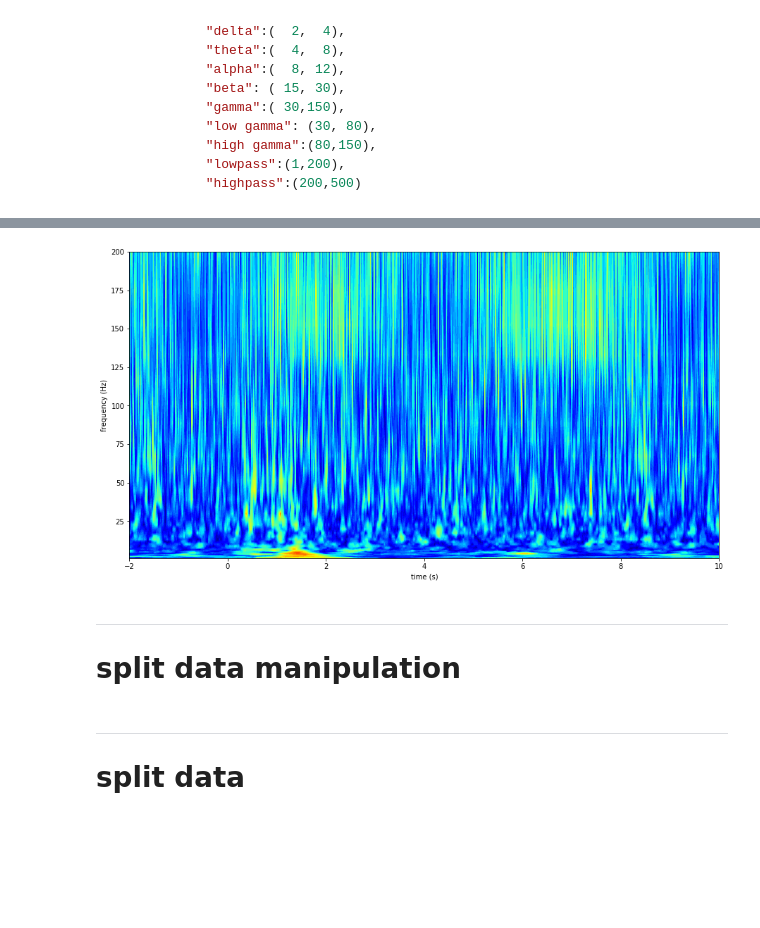
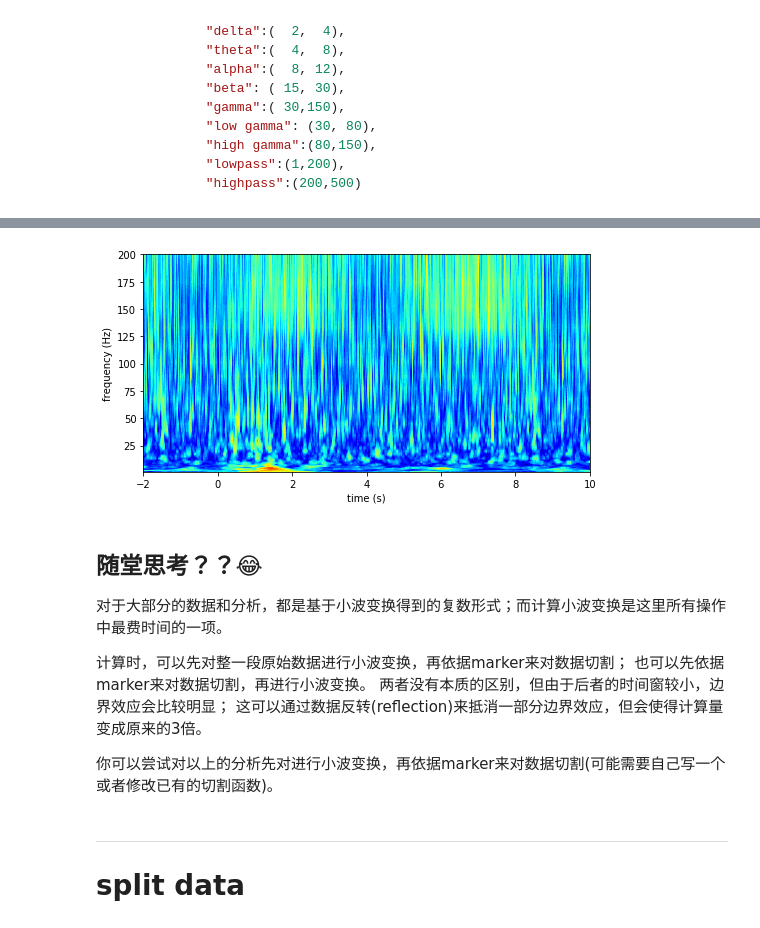
Before and after one commit to ZhangJiayiLab/EEG-Analysis, a Jupyter notebook: python/EA_validation.ipynb, the cells around one changed output, grey strips where cells are left out. Saved outputs shown, nothing was run; the diff lists cells and outputs as text; code cells hidden in the pictures; blank space fills up the shorter version.

```diff
--- a/python/EA_validation.ipynb
+++ b/python/EA_validation.ipynb
@@ -102,18 +193,13 @@ Wall time: 5.07 s
 # %%
-plt.figure(figsize=(15,8))
+# 可视化
+plt.figure(figsize=(8,4))
 plt.contourf(np.linspace(-2,10, np.size(itpc, 1)), frange, itpc, 40, cmap=plt.get_cmap("jet"))
 
 plt.xlabel("time (s)")
 plt.ylabel("frequency (Hz)")
 plt.clim([0,1])
-plt.xlim([-2, 10])
 
-# plt.show()
-# plt.savefig("180901-3-10-channel109_grating_itpc_0_200.png", bbox_inches="tight")
 plt.show()
-plt.close("all")
+plt.close()
 # %% [output]
-[figure, old version]
+[figure, new version]
-# %% [markdown]
----
-# split data manipulation
@@ -134,3 +206,14 @@ from tqdm import tqdm
+# %% [markdown]
+## 随堂思考？？😂
+
+对于大部分的数据和分析，都是基于小波变换得到的复数形式；而计算小波变换是这里所有操作中最费时间的一项。
+
+计算时，可以先对整一段原始数据进行小波变换，再依据marker来对数据切割；
+也可以先依据marker来对数据切割，再进行小波变换。
+两者没有本质的区别，但由于后者的时间窗较小，边界效应会比较明显；
+这可以通过数据反转(reflection)来抵消一部分边界效应，但会使得计算量变成原来的3倍。
+
+你可以尝试对以上的分析先对进行小波变换，再依据marker来对数据切割(可能需要自己写一个或者修改已有的切割函数)。
 # %% [markdown]
 ---
 # split data
```
Also changed, not shown: parts of 38 cells of this notebook, 24 other files.
